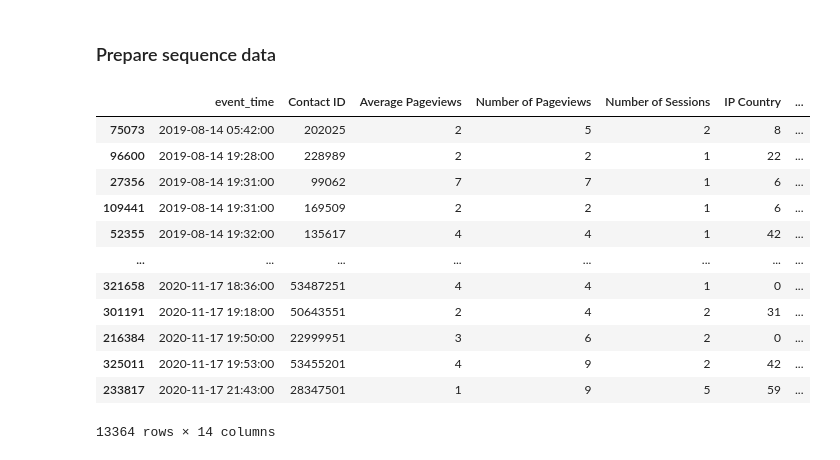
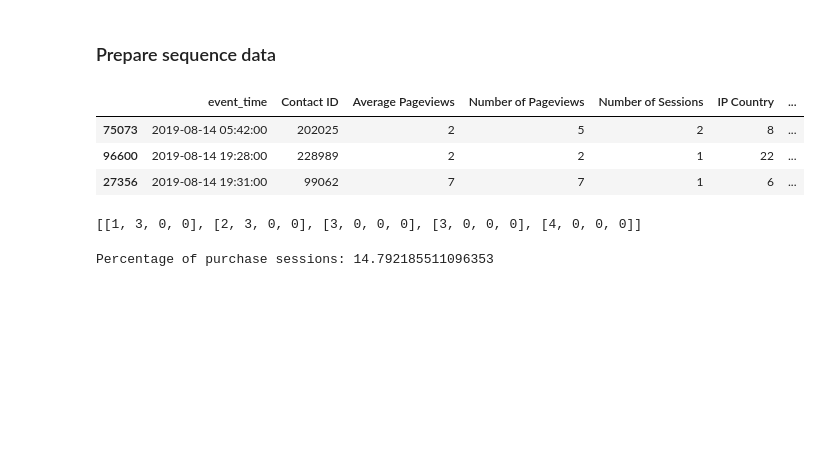
Before and after one commit to lightshifted/DLAI, a Jupyter notebook: sequence_model.ipynb, the cells around one changed output. Drawn from its saved outputs; the diff is of its cells as text; code cells hidden in the pictures; blank space fills up the shorter version.

```diff
--- a/sequence_model.ipynb
+++ b/sequence_model.ipynb
@@ -230,30 +222,50 @@ memory usage: 10.3+ MB
 # %% [markdown]
 ### Prepare sequence data
 # %%
+# list column names to aid arrangement selection of features
 cols = ['event_time','Contact ID','Average Pageviews','Number of Pageviews',
  'Number of Sessions','IP Country','url0','url1','url2','url3','year',
  'month','day','purchase',]
 
-train = train[cols]
+# find event times that aren't zero
+non_zeros = train['event_time'].iloc[np.where(train['event_time'] != 0)].astype('datetime64[ns]')
+# store the event times in new column "event_time"
+train['event_time'] = non_zeros
+# replace NaNs with 0s
+train = train.fillna(0)
 
-non_zeros = train['event_time'].iloc[np.where(train['event_time'] != 0)].astype('datetime64[ns]')
-train['event_time'] = non_zeros
-train = train.fillna(0)
+# sanity check
+train.iloc[np.where(train['event_time']!=0)].sort_values('event_time').head(3)
+# %% [output]
+|  | event_time | Contact ID | Average Pageviews | Number of Pageviews | Number of Sessions | IP Country | ... |
+| 75073 | 2019-08-14 05:42:00 | 202025 | 2 | 5 | 2 | 8 | ... |
+| 96600 | 2019-08-14 19:28:00 | 228989 | 2 | 2 | 1 | 22 | ... |
+| 27356 | 2019-08-14 19:31:00 | 99062 | 7 | 7 | 1 | 6 | ... |
-# %%
-# sort events by 'event time'
-data = train.iloc[np.where(X['event_time']!=0)]
-data = data.sort_values('event_time')
-# %% [output]
-|  | event_time | Contact ID | Average Pageviews | Number of Pageviews | Number of Sessions | IP Country | ... |
-| 75073 | 2019-08-14 05:42:00 | 202025 | 2 | 5 | 2 | 8 | ... |
-| 96600 | 2019-08-14 19:28:00 | 228989 | 2 | 2 | 1 | 22 | ... |
-| 27356 | 2019-08-14 19:31:00 | 99062 | 7 | 7 | 1 | 6 | ... |
-| 109441 | 2019-08-14 19:31:00 | 169509 | 2 | 2 | 1 | 6 | ... |
-| 52355 | 2019-08-14 19:32:00 | 135617 | 4 | 4 | 1 | 42 | ... |
-| ... | ... | ... | ... | ... | ... | ... | ... |
-| 321658 | 2020-11-17 18:36:00 | 53487251 | 4 | 4 | 1 | 0 | ... |
-| 301191 | 2020-11-17 19:18:00 | 50643551 | 2 | 4 | 2 | 31 | ... |
-| 216384 | 2020-11-17 19:50:00 | 22999951 | 3 | 6 | 2 | 0 | ... |
-| 325011 | 2020-11-17 19:53:00 | 53455201 | 4 | 9 | 2 | 42 | ... |
-| 233817 | 2020-11-17 21:43:00 | 28347501 | 1 | 9 | 5 | 59 | ... |
-13364 rows × 14 columns
+# %%
+# colate url sequences by user
+sequences = []
+
+for i in range(len(train)):
+  sequences.append([train['url0'].iloc[i], train['url1'].iloc[i],
+                    train['url2'].iloc[i], train['url3'].iloc[i]]
+                   )
+# sanity check
+sequences[:5]
+# %% [output]
+[[1, 3, 0, 0], [2, 3, 0, 0], [3, 0, 0, 0], [3, 0, 0, 0], [4, 0, 0, 0]]
+# %%
+# sequences containing zeros
+zeros = list(filter(lambda x: 0 in x[1], enumerate(sequences)))
+
+# updata data with new sequences
+train['sequence'] = sequences
+
+# create array of events
+event = np.array((train['sequence'].to_list())).astype('int64')
+
+# one hot encode the purchase labels
+y = np.array(pd.get_dummies(train['purchase']))
+z = np.sum(y[:,1])/len(y)
+print("Percentage of purchase sessions:", z*100)
+# %% [output]
+Percentage of purchase sessions: 14.792185511096353
```
Also changed, not shown: parts of 15 cells of this notebook.
